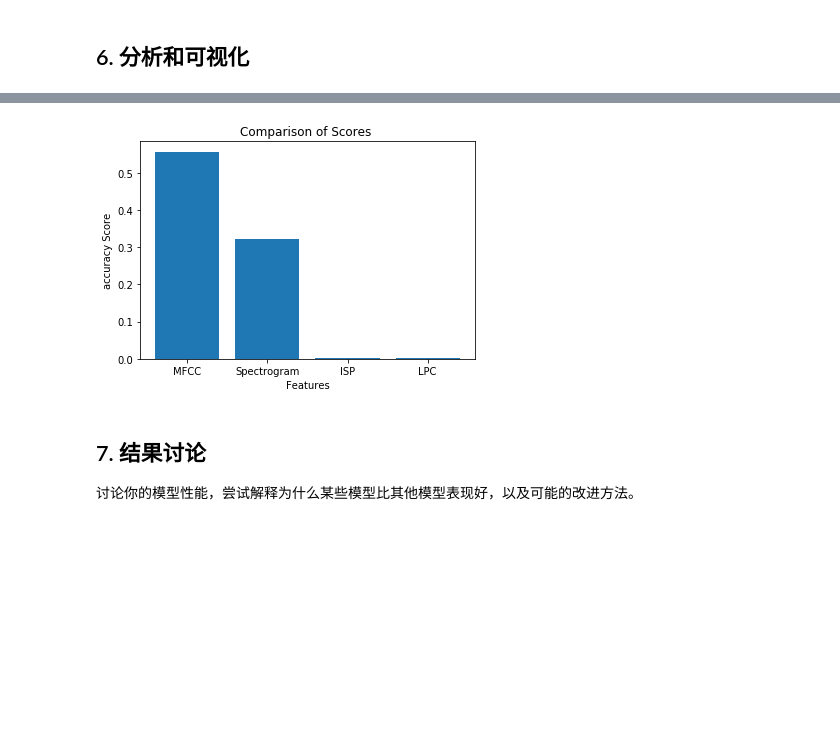
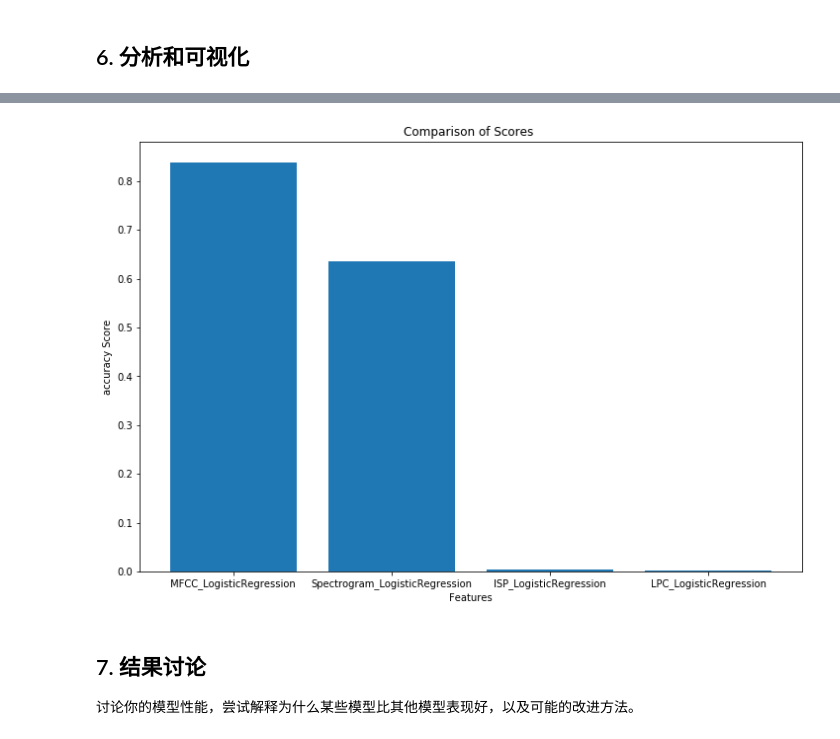
Before and after one commit to xubinrui/ASR-group, a Jupyter notebook: experiment_2/experiment_2.ipynb, the cells around one changed output, grey strips where cells are left out. Drawn from its saved outputs; the diff is of its cells as text; code cells hidden in the pictures; blank space fills up the shorter version.

```diff
--- a/experiment_2/experiment_2.ipynb
+++ b/experiment_2/experiment_2.ipynb
@@ -662,0 +607,16 @@ Please also refer to the documentation for alternative solver options:
+# %%
+from sklearn.preprocessing import StandardScaler
+import numpy as np
+from sklearn.linear_model import LogisticRegression
+
+scaler = StandardScaler()
+train_mfcc_scaled = scaler.fit_transform(train_mfcc)
+test_mfcc_scaled = scaler.transform(test_mfcc)
+
+softmax_classifier_mfcc = LogisticRegression(multi_class='multinomial', solver='lbfgs')
+softmax_classifier_mfcc.fit(train_mfcc_scaled , train_labels)
+predictions_mfcc = softmax_classifier_mfcc.predict(test_mfcc_scaled)
+print(predictions_mfcc)
+accuracy_mfcc_LogisticRegression = accuracy_score(test_labels, predictions_mfcc)
+
+print("准确率：",accuracy_mfcc_LogisticRegression)
@@ -663,13 +648,15 @@ Please also refer to the documentation for alternative solver options:
 # %% [markdown]
 ### 3.3 逻辑回归+spectrogram
 # %%
-# 调整训练数据的特征长度
-# train_spectrogram_adjusted = adjust_features_length(train_spectrogram)
-# 调整测试数据的特征长度
-# test_spectrogram_adjusted = adjust_features_length(test_spectrogram)
+from sklearn.preprocessing import StandardScaler
+
+scaler = StandardScaler()
+train_spectrogram_scaled = scaler.fit_transform(train_spectrogram)
+test_spectrogram_scaled = scaler.transform(test_spectrogram)
+
 softmax_classifier_spectrogram = LogisticRegression(multi_class='multinomial', solver='lbfgs')
-softmax_classifier_spectrogram.fit(train_spectrogram , train_labels)
-predictions_spectrogram = softmax_classifier_spectrogram.predict(test_spectrogram)
+softmax_classifier_spectrogram.fit(train_spectrogram_scaled , train_labels)
+predictions_spectrogram = softmax_classifier_spectrogram.predict(test_spectrogram_scaled)
 print(predictions_spectrogram)
 accuracy_spectrogram_LogisticRegression = accuracy_score(test_labels, predictions_spectrogram)
 
@@ -792,19 +792,19 @@ plt.show()
 # %%
 ## 请使用matplotlib等可视化库对你的实验结果进行可视化分析。
 ## 包括但不限于准确率的对比、错误分类的分析、特征的影响等。
 import matplotlib.pyplot as plt
 # 定义特征和轮廓系数
-features = ['MFCC', 'Spectrogram','lSP','LPC']
+features = ['MFCC_LogisticRegression', 'Spectrogram_LogisticRegression','lSP_LogisticRegression','LPC_LogisticRegression']
 scores = [accuracy_mfcc_LogisticRegression, accuracy_spectrogram_LogisticRegression,accuracy_lsp_LogisticRegression,accuracy_lpc_LogisticRegression]
-
+plt.figure(figsize=(12, 8))
 # 绘制柱状图
 plt.bar(features, scores)
 plt.xlabel('Features')
 plt.ylabel('accuracy Score')
 plt.title('Comparison of Scores ')
 plt.show()
 # %% [output]
-[figure, old version]
+[figure, new version]
 # %% [markdown]
 ## 7. 结果讨论
 讨论你的模型性能，尝试解释为什么某些模型比其他模型表现好，以及可能的改进方法。
```
Also changed, not shown: parts of 7 cells of this notebook.
